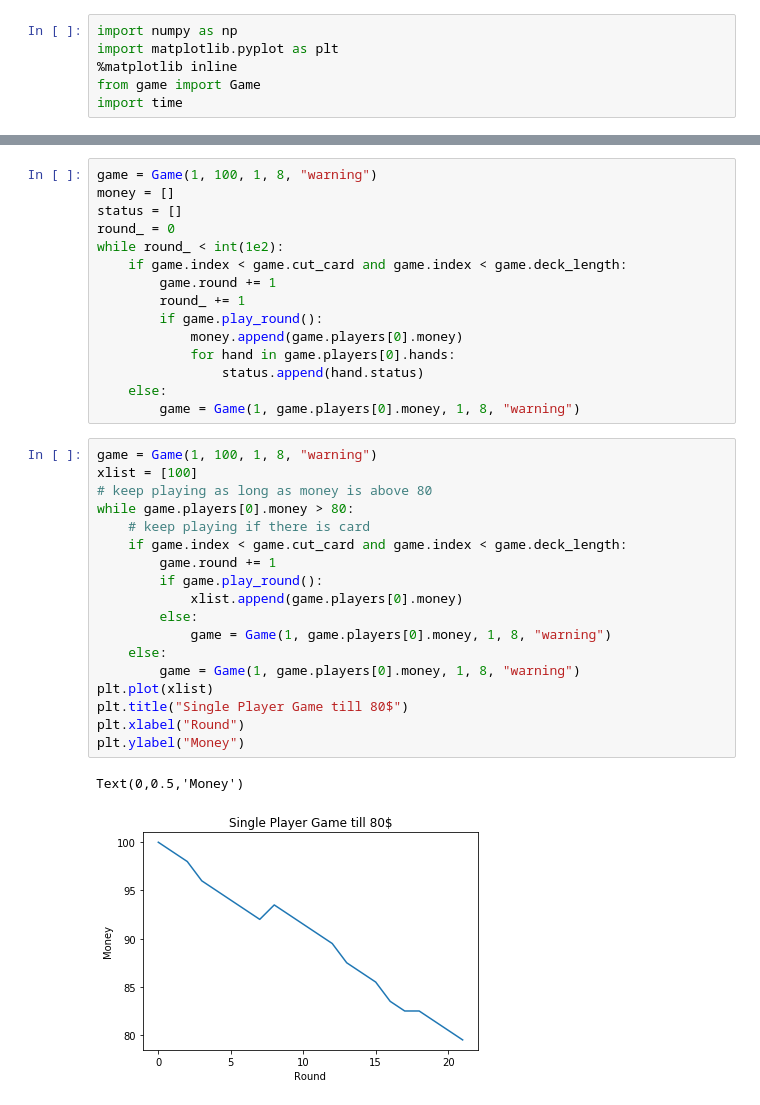
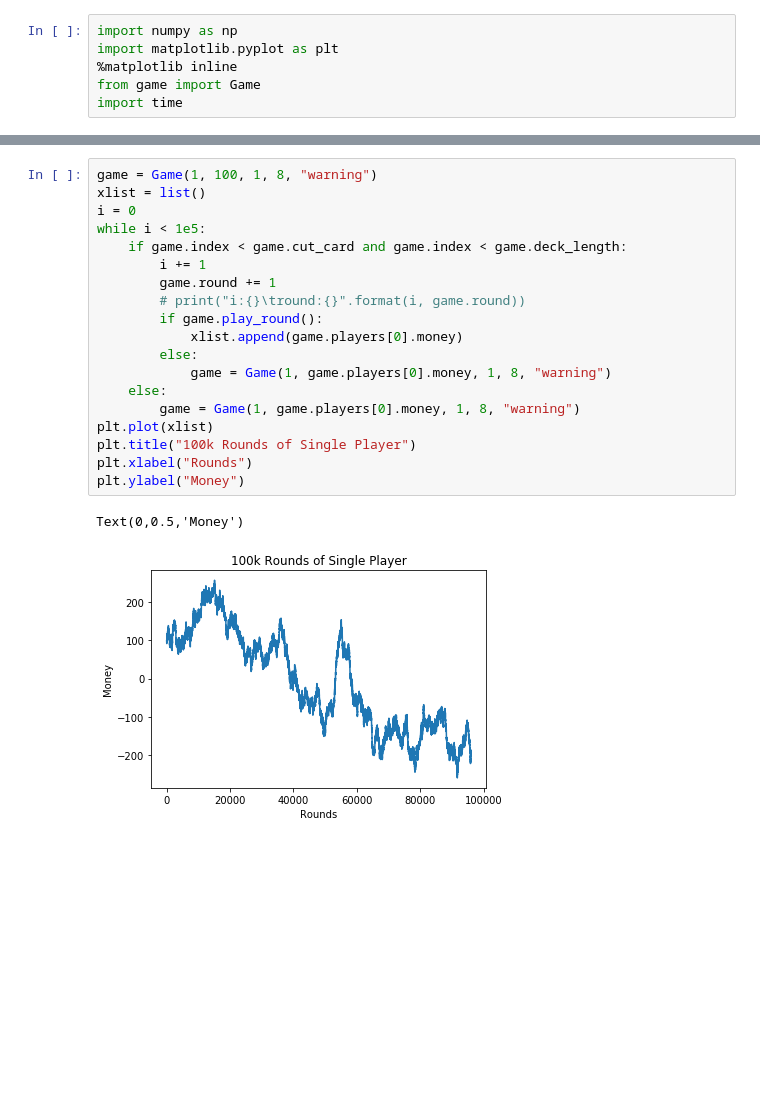
Before and after one commit to burakonal89/blackjack, a Jupyter notebook: blackjack.ipynb, the cells around one changed output, grey strips where cells are left out. Drawn from its saved outputs; the diff is of its cells as text; blank space fills up the shorter version.

```diff
--- a/blackjack.ipynb
+++ b/blackjack.ipynb
@@ -51,36 +76,22 @@ Variance of the experiments: 34.19526188750163
 # %%
 game = Game(1, 100, 1, 8, "warning")
-money = []
-status = []
-round_ = 0
-while round_ < int(1e2):
+xlist = list()
+i = 0
+while i < 1e5:
     if game.index < game.cut_card and game.index < game.deck_length:
+        i += 1
         game.round += 1
-        round_ += 1
+        # print("i:{}\tround:{}".format(i, game.round))
         if game.play_round():
-            money.append(game.players[0].money)
-            for hand in game.players[0].hands:
-                status.append(hand.status)
+            xlist.append(game.players[0].money)
+        else:
+            game = Game(1, game.players[0].money, 1, 8, "warning")
     else:
         game = Game(1, game.players[0].money, 1, 8, "warning")
+plt.plot(xlist)
+plt.title("100k Rounds of Single Player")
+plt.xlabel("Rounds")
+plt.ylabel("Money")
+# %% [output]
+Text(0,0.5,'Money')
+[figure, added]
-# %%
-game = Game(1, 100, 1, 8, "warning")
-xlist = [100]
-# keep playing as long as money is above 80
-while game.players[0].money > 80:
-    # keep playing if there is card
-    if game.index < game.cut_card and game.index < game.deck_length:
-        game.round += 1
-        if game.play_round():
-            xlist.append(game.players[0].money)
-        else:
-            game = Game(1, game.players[0].money, 1, 8, "warning")
-    else:
-        game = Game(1, game.players[0].money, 1, 8, "warning")
-plt.plot(xlist)
-plt.title("Single Player Game till 80$")
-plt.xlabel("Round")
-plt.ylabel("Money")
-# %% [output]
-Text(0,0.5,'Money')
-[figure, removed]
```
Also changed, not shown: parts of 5 cells of this notebook, 1 other file.
